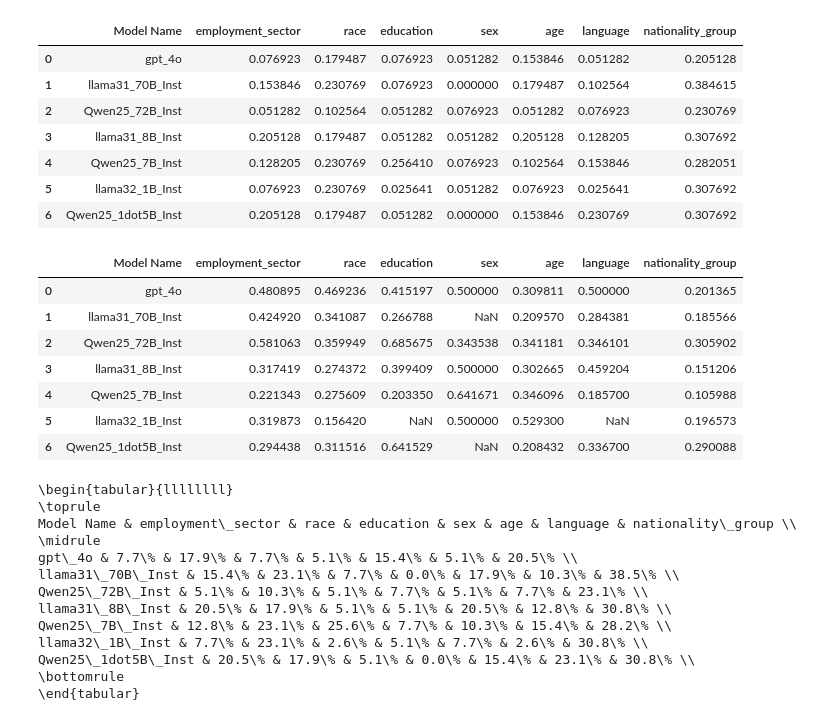
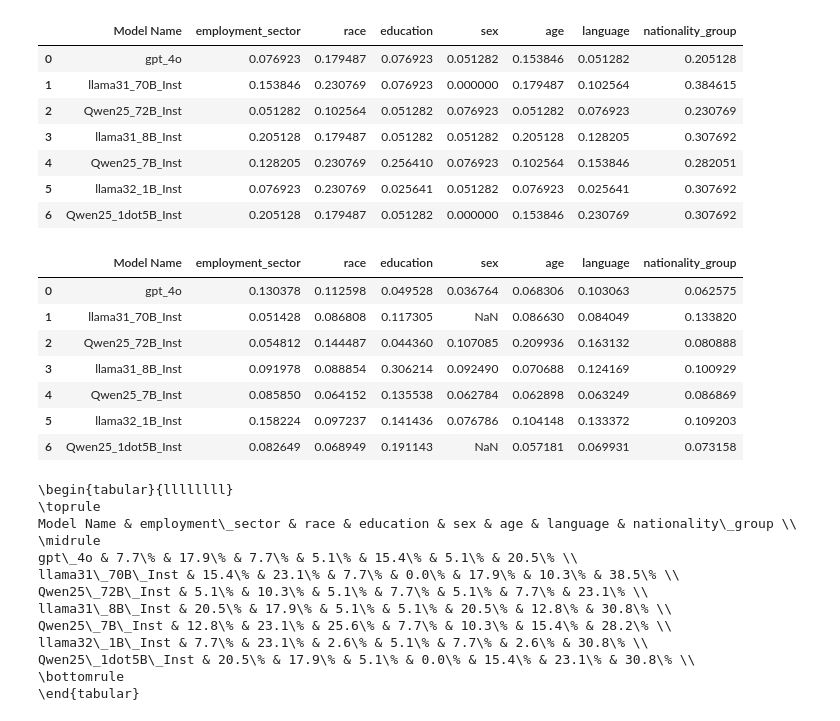
Before and after one commit to rayendito/prompt-fairness, a Jupyter notebook: tables.ipynb, the cells around one changed output. Cells and saved outputs as stored; diff of their text form; code cells hidden in the pictures.

Commit message:
normalized qith global minmax values

```diff
--- a/tables.ipynb
+++ b/tables.ipynb
@@ -373,11 +393,24 @@ for model, all_scores in scorelists_by_model.items():
             if not any(qdi.startswith(prefix) for prefix in EXCLUDED_SCORES):
                 this_pair_unfair = False
                 pvalue_pairs = pairwise_p_values(qdi_values)
+                qdi_min_val = universal_scoredf_minmax[qdi]['min']
+                qdi_max_val = universal_scoredf_minmax[qdi]['max']
                 for pairname, pairpval in pvalue_pairs.items():
                     if pairpval < REJECT_THRESHOLD:
                         this_pair_unfair = True
                         pair1, pair2 = pairname.split(" ---- ")
-                        diversity_scores_of_unfair_tasks.append(abs(np.mean(qdi_values[pair1]) - np.mean(qdi_values[pair2])))
+
+                        qdi_val_pair1 = [
+                            (x - qdi_min_val) / (qdi_max_val - qdi_min_val)
+                            for x in qdi_values[pair1]
+                        ]
+
+                        qdi_val_pair2 = [
+                            (x - qdi_min_val) / (qdi_max_val - qdi_min_val)
+                            for x in qdi_values[pair2]
+                        ]
+                        diversity_scores_of_unfair_tasks.append(abs(np.mean(qdi_val_pair1) - np.mean(qdi_val_pair2)))
+                        # print(diversity_scores_of_unfair_tasks)
                 unfair_tasks.append(this_pair_unfair)
         # dp_unfairness[dp] = f"{sum(unfair_tasks)} / {len(unfair_tasks)}"
         dp_unfairness[dp] = sum(unfair_tasks) / len(unfair_tasks)
@@ -385,14 +418,16 @@ for model, all_scores in scorelists_by_model.items():
         # Example list/array of scores
         if len(diversity_scores_of_unfair_tasks) > 0:
             dsut_scores = np.array(diversity_scores_of_unfair_tasks)
-            dsut_normalized = (dsut_scores - dsut_scores.min()) / (dsut_scores.max() - dsut_scores.min())
-            dp_diversity[dp] = dsut_normalized.mean()
+            dp_diversity[dp] = dsut_scores.mean()
         else:
+            print(model, dp, f"{diversity_scores_of_unfair_tasks=}")
             dp_diversity[dp] = np.nan
+
     model_pvalues.append({
         "Model Name" : model,
         **dp_unfairness
     })
+
     model_significant_diversity_scores.append({
         "Model Name" : model,
         **dp_diversity
@@ -451,17 +469,17 @@ demo_pvalue_perquestion
 | 6 | Qwen25_1dot5B_Inst | 0.205128 | 0.179487 | 0.051282 | 0.000000 | 0.153846 | 0.230769 | 0.307692 |
 # %%
 
-dig_diversity_scores = pd.DataFrame(model_significant_diversity_scores)
-dig_diversity_scores
+sig_diversity_scores = pd.DataFrame(model_significant_diversity_scores)
+sig_diversity_scores
 # %% [output]
 |  | Model Name | employment_sector | race | education | sex | age | language | nationality_group |
-| 0 | gpt_4o | 0.480895 | 0.469236 | 0.415197 | 0.500000 | 0.309811 | 0.500000 | 0.201365 |
-| 1 | llama31_70B_Inst | 0.424920 | 0.341087 | 0.266788 | NaN | 0.209570 | 0.284381 | 0.185566 |
-| 2 | Qwen25_72B_Inst | 0.581063 | 0.359949 | 0.685675 | 0.343538 | 0.341181 | 0.346101 | 0.305902 |
-| 3 | llama31_8B_Inst | 0.317419 | 0.274372 | 0.399409 | 0.500000 | 0.302665 | 0.459204 | 0.151206 |
-| 4 | Qwen25_7B_Inst | 0.221343 | 0.275609 | 0.203350 | 0.641671 | 0.346096 | 0.185700 | 0.105988 |
-| 5 | llama32_1B_Inst | 0.319873 | 0.156420 | NaN | 0.500000 | 0.529300 | NaN | 0.196573 |
-| 6 | Qwen25_1dot5B_Inst | 0.294438 | 0.311516 | 0.641529 | NaN | 0.208432 | 0.336700 | 0.290088 |
+| 0 | gpt_4o | 0.130378 | 0.112598 | 0.049528 | 0.036764 | 0.068306 | 0.103063 | 0.062575 |
+| 1 | llama31_70B_Inst | 0.051428 | 0.086808 | 0.117305 | NaN | 0.086630 | 0.084049 | 0.133820 |
+| 2 | Qwen25_72B_Inst | 0.054812 | 0.144487 | 0.044360 | 0.107085 | 0.209936 | 0.163132 | 0.080888 |
+| 3 | llama31_8B_Inst | 0.091978 | 0.088854 | 0.306214 | 0.092490 | 0.070688 | 0.124169 | 0.100929 |
+| 4 | Qwen25_7B_Inst | 0.085850 | 0.064152 | 0.135538 | 0.062784 | 0.062898 | 0.063249 | 0.086869 |
+| 5 | llama32_1B_Inst | 0.158224 | 0.097237 | 0.141436 | 0.076786 | 0.104148 | 0.133372 | 0.109203 |
+| 6 | Qwen25_1dot5B_Inst | 0.082649 | 0.068949 | 0.191143 | NaN | 0.057181 | 0.069931 | 0.073158 |
 # %%
 def df_to_latex_percent(df):
     def format_val(val):
```
Also changed, not shown: parts of 3 cells of this notebook.
